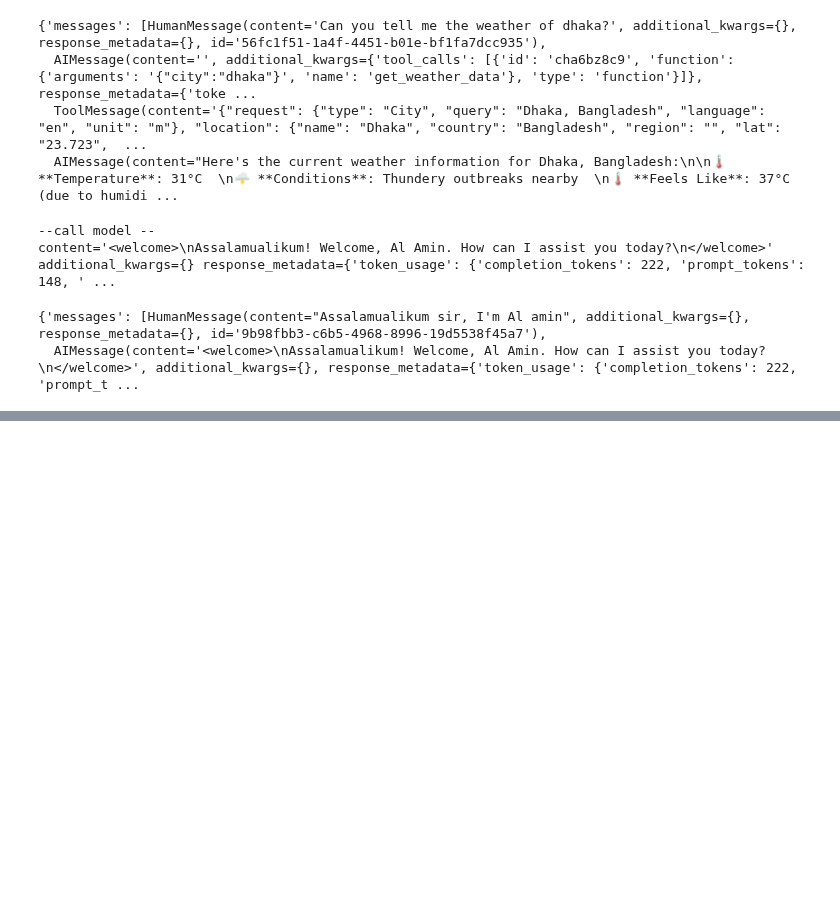
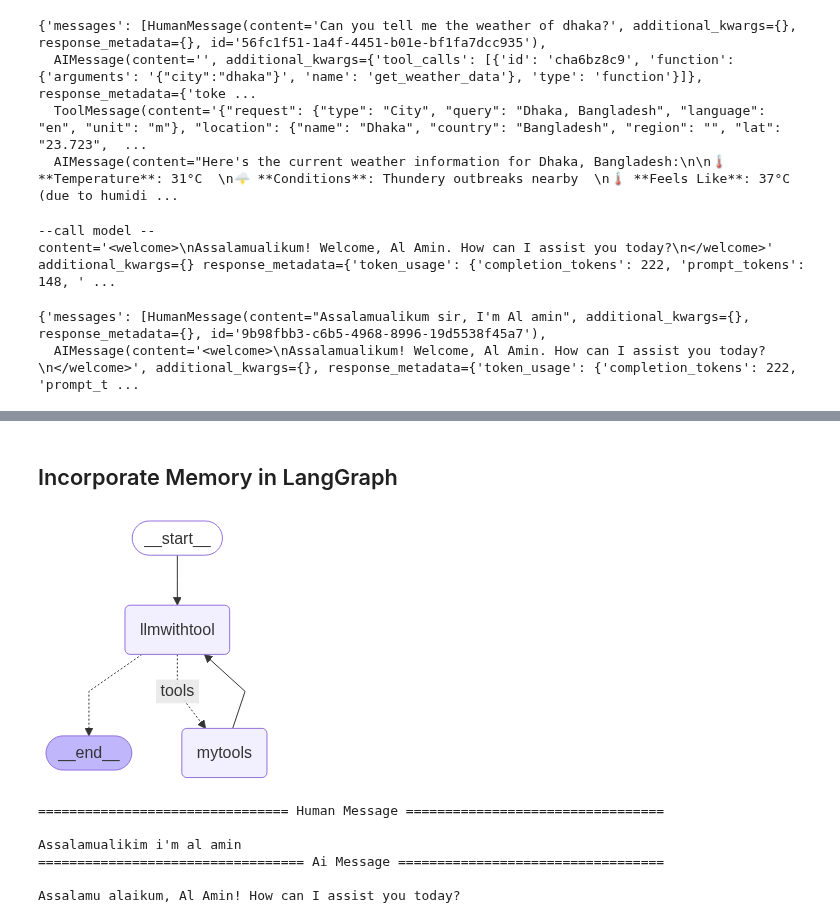
Before and after one commit to kinjal-AIML/End-to-End-Agentic-Ai-Automation-Lab, a Jupyter notebook: 03-LangGraph-Introduction/3.3-LangGraph-Tools/langgraph-tools-agent.ipynb, the cells around one changed output, grey strips where cells are left out. Cells and saved outputs as stored; diff of their text form; code cells hidden in the pictures; blank space fills up the shorter version.

Commit message:
add memory in the agents

```diff
--- a/03-LangGraph-Introduction/3.3-LangGraph-Tools/langgraph-tools-agent.ipynb
+++ b/03-LangGraph-Introduction/3.3-LangGraph-Tools/langgraph-tools-agent.ipynb
@@ -281,0 +415,27 @@ content='<welcome>\nAssalamualikum! Welcome, Al Amin. How can I assist you today
+# %% [markdown]
+## Incorporate Memory in LangGraph
+# %%
+from langgraph.checkpoint.memory import MemorySaver
+
+memory = MemorySaver()
+
+workflow2=StateGraph(MessagesState)
+
+workflow2.add_node("llmwithtool",call_model)
+
+workflow2.add_node("mytools",tool_node)
+
+workflow2.add_edge(START,"llmwithtool")
+
+workflow2.add_conditional_edges("llmwithtool",
+                                router_function,
+                                {"tools":"mytools",
+                                 END:END})
+workflow2.add_edge("mytools", "llmwithtool")
+
+app2=workflow2.compile(checkpointer=memory)
+
+from IPython.display import Image, display
+display(Image(app2.get_graph().draw_mermaid_png()))
+# %% [output]
+[figure, added]
@@ -281,0 +448,17 @@ content='<welcome>\nAssalamualikum! Welcome, Al Amin. How can I assist you today
+# %%
+response = app2.invoke(
+    {
+        "messages": ["Assalamualikim i'm al amin"]
+    },
+    config=config
+)
+
+for m in response["messages"]:
+    m.pretty_print()
+# %% [output]
+================================ Human Message =================================
+
+Assalamualikim i'm al amin
+================================== Ai Message ==================================
+
+Assalamu alaikum, Al Amin! How can I assist you today?
```
Also changed, not shown: parts of 14 cells of this notebook.
